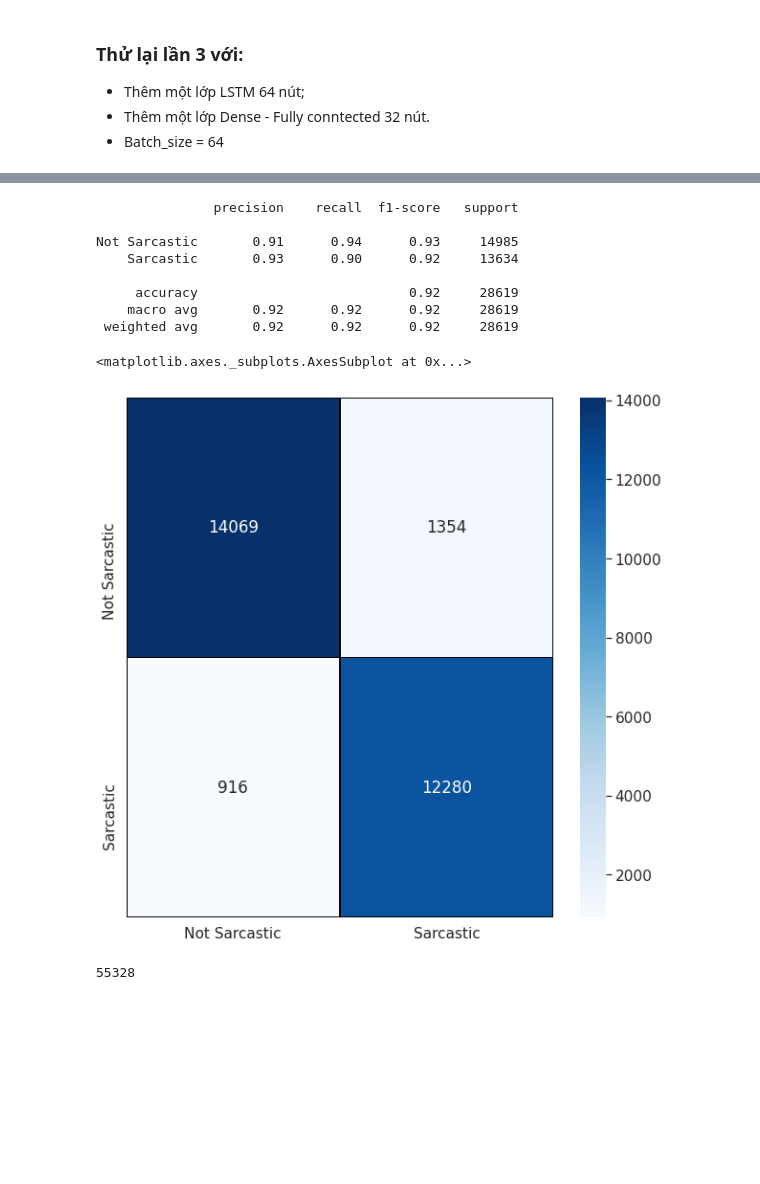
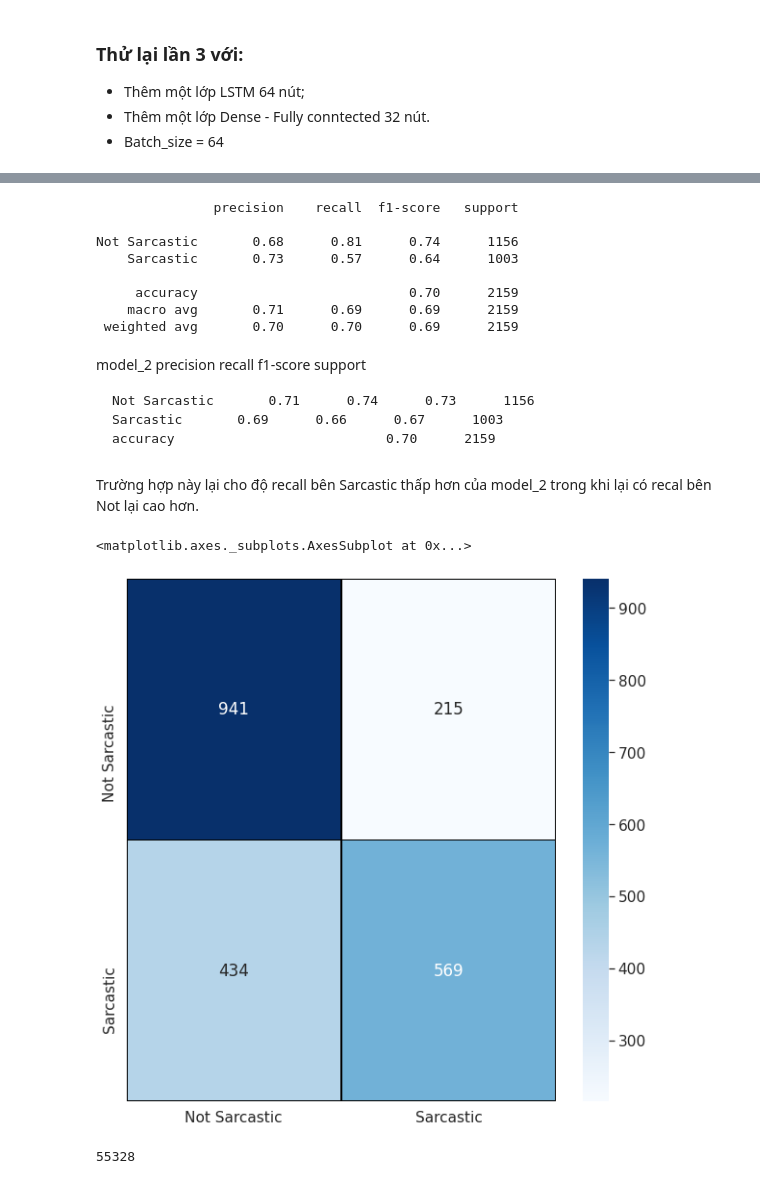
Before and after one commit to doanthuyennt/Sarcasm-Detection, a Jupyter notebook: Sarcasm_Detection.ipynb, the cells around one changed output, grey strips where cells are left out. Drawn from its saved outputs; the diff is of its cells as text; code cells hidden in the pictures; blank space fills up the shorter version.

```diff
--- a/Sarcasm_Detection.ipynb
+++ b/Sarcasm_Detection.ipynb
@@ -713,7 +741,7 @@ model_3.summary()
 # %%
-# batch_size = 64
+# Thử batch_size = 256 luôn
 # Sau khi đã tăng số chiều của x từ 20 lên 100
-x_train, x_test, y_train, y_test = train_test_split(x, data_first.is_sarcastic , test_size = 0.3 , random_state = 0)
-BATCH_SIZE = 64
+x_train, x_test, y_train, y_test = train_test_split(x, full_data.is_sarcastic , test_size = 0.3 , random_state = 0)
+BATCH_SIZE = 256
 EPOCHS = 5
 history = model_3.fit(x_train, y_train, batch_size = BATCH_SIZE , validation_data = (x_test,y_test) , epochs = EPOCHS)
@@ -720,9 +759,0 @@ history = model_3.fit(x_train, y_train, batch_size = BATCH_SIZE , validation_dat
-# %%
-MAXLEN = 100
-tokenizer = text.Tokenizer(num_words=35000)
-tokenizer.fit_on_texts(words)
-# tokenized_train = tokenizer.texts_to_sequences(words)
-# x = sequence.pad_sequences(tokenized_train, maxlen = MAXLEN)
-
-# #Getting embedding vectors from word2vec and usings it as weights of non-trainable keras embedding layer
-# embedding_vectors = get_weight_matrix(w2v_model, tokenizer.word_index)
@@ -729,3 +762,3 @@ tokenizer.fit_on_texts(words)
 # %%
-tokenized_train_2 = tokenizer.texts_to_sequences(word)
+tokenized_train_2 = tokenizer.texts_to_sequences(words_new)
 x_2 = sequence.pad_sequences(tokenized_train_2, maxlen = MAXLEN)
@@ -734,27 +765,37 @@ y_2 = data_second.is_sarcastic
 # %%
 y_pred = model_3.predict_classes(x_2)
 # %%
-print(classification_report(y_2, y_pred, target_names=col_ind_names))
+y_test = new_unseen_data["is_sarcastic"]
+print(classification_report(y_test, y_pred, target_names=col_ind_names))
 # %% [output]
                precision    recall  f1-score   support
 
-Not Sarcastic       0.91      0.94      0.93     14985
-    Sarcastic       0.93      0.90      0.92     13634
+Not Sarcastic       0.68      0.81      0.74      1156
+    Sarcastic       0.73      0.57      0.64      1003
 
-     accuracy                           0.92     28619
-    macro avg       0.92      0.92      0.92     28619
- weighted avg       0.92      0.92      0.92     28619
+     accuracy                           0.70      2159
+    macro avg       0.71      0.69      0.69      2159
+ weighted avg       0.70      0.70      0.69      2159
+# %% [markdown]
+model_2
+precision    recall  f1-score   support
+
+    Not Sarcastic       0.71      0.74      0.73      1156
+    Sarcastic       0.69      0.66      0.67      1003
+    accuracy                           0.70      2159
+# %% [markdown]
+Trường hợp này lại cho độ recall bên Sarcastic thấp hơn của model_2 trong khi lại có recal bên Not lại cao hơn.
 # %%
 import seaborn as sns
 sns.set(font_scale=1.4)
 col_ind_names = ['Not Sarcastic','Sarcastic']
-cm = pd.DataFrame(confusion_matrix(y_pred,y_2) , index = col_ind_names , columns = col_ind_names)
+cm = pd.DataFrame(confusion_matrix(y_test,y_pred) , index = col_ind_names , columns = col_ind_names)
 plt.figure(figsize = (10,10))
 sns.heatmap(cm,cmap= "Blues", linecolor = 'black' , linewidth = 1 ,
             annot = True, fmt='' , xticklabels = col_ind_names , yticklabels =col_ind_names)
 # %% [output]
 <matplotlib.axes._subplots.AxesSubplot at 0x...>
-[figure, old version]
+[figure, new version]
 # %%
 words2 = []
 for i in data_second.headline.values:
```
Also changed, not shown: parts of 17 cells of this notebook.
